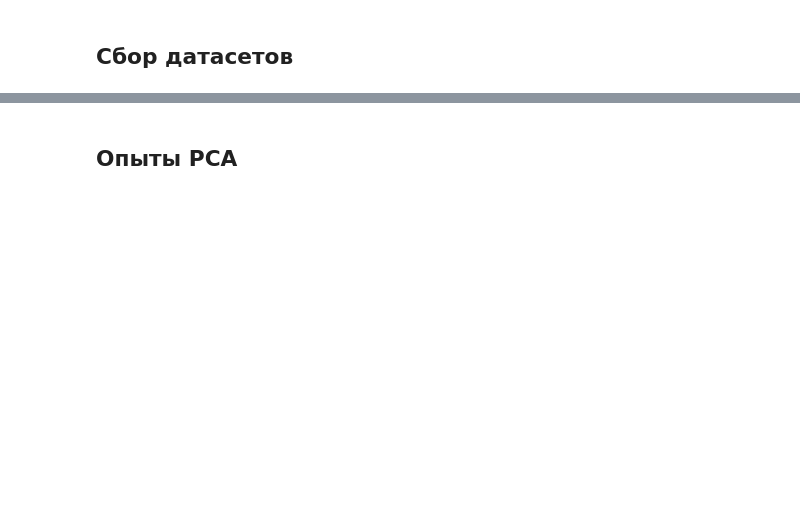
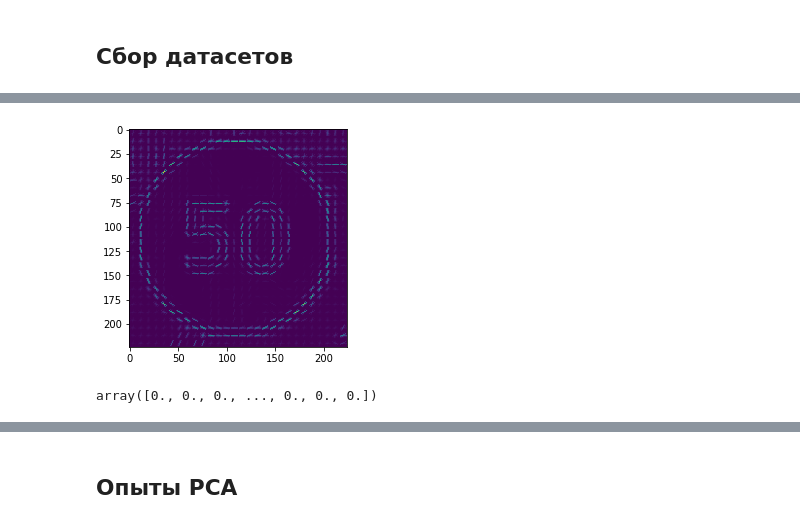
Before and after one commit to SergeyKulakin/ClassifierOfSigns, a Jupyter notebook: Signs_nik.ipynb, the cells around one changed output, grey strips where cells are left out. Cells and saved outputs as stored; diff of their text form; code cells hidden in the pictures; blank space fills up the shorter version.

```diff
--- a/Signs_nik.ipynb
+++ b/Signs_nik.ipynb
@@ -106,0 +156,11 @@ df_0.head()
+# %%
+hog_vec, hog_vis = feature.hog(img, visualize=True)
+# %%
+plt.imshow(hog_vis)
+plt.show()
+# %% [output]
+[figure, added]
+# %%
+hog_vis.ravel()
+# %% [output]
+array([0., 0., 0., ..., 0., 0., 0.])
```
Also changed, not shown: parts of 50 cells of this notebook.
